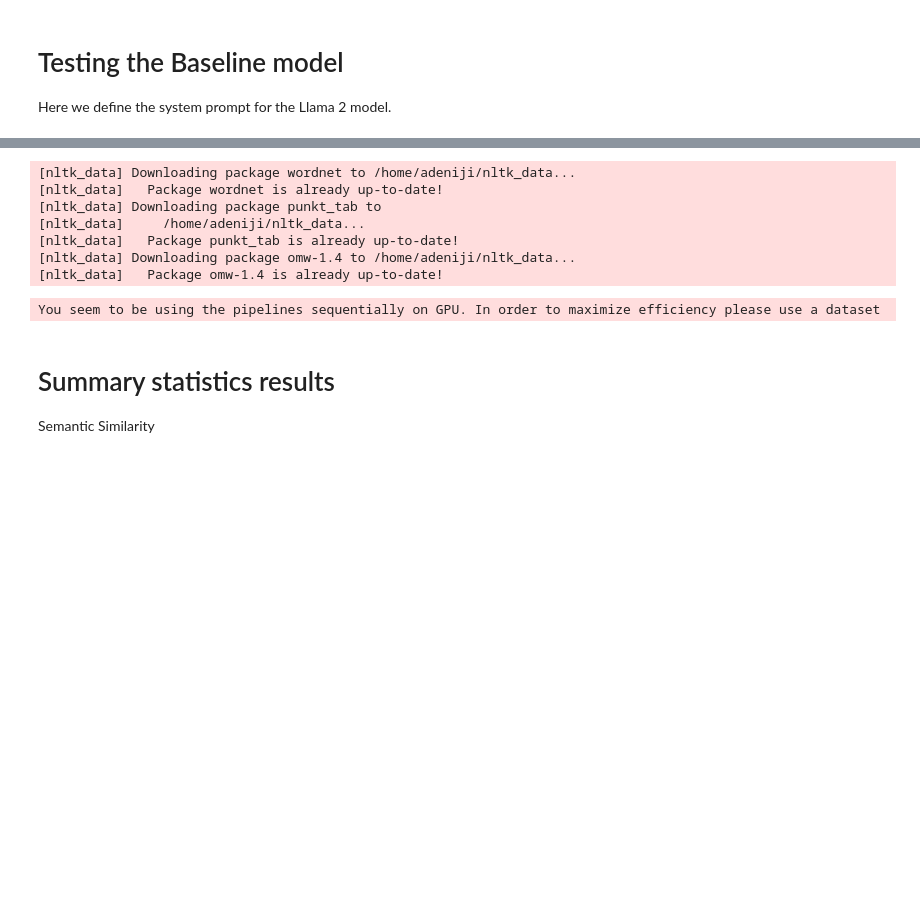
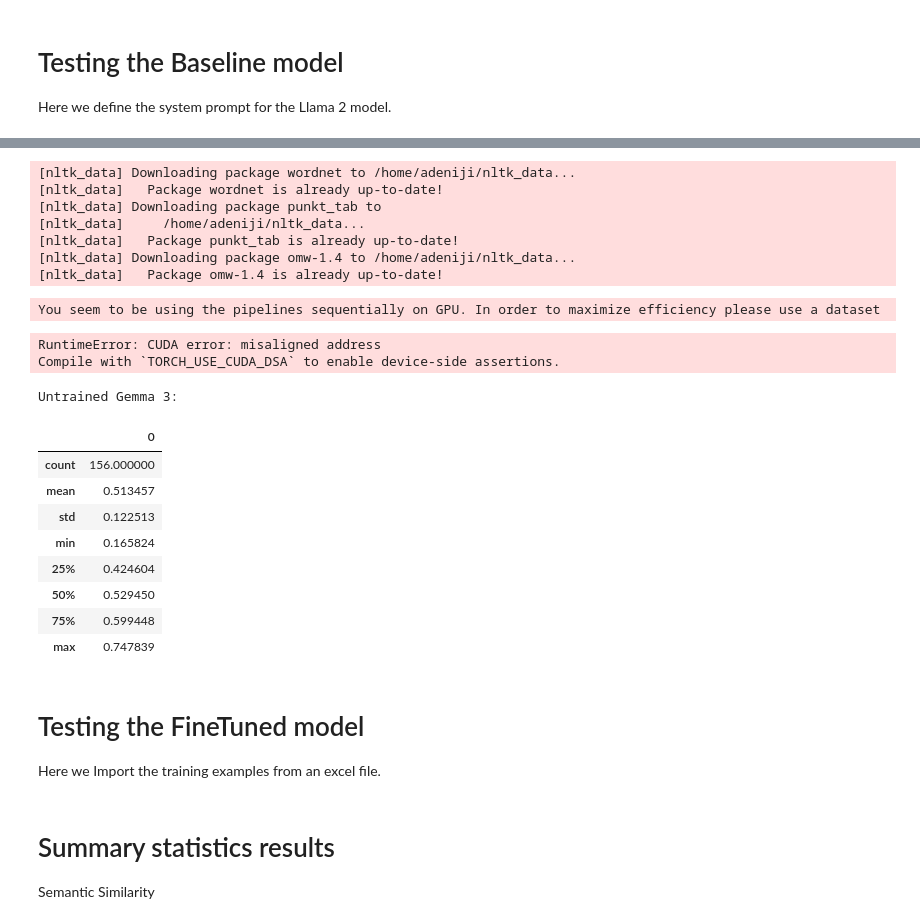
Before and after one commit to jwoods7097/documentation-simplification, a Jupyter notebook: gemma_3_vault_function.ipynb, the cells around one changed output, grey strips where cells are left out. Cells and saved outputs as stored; diff of their text form; code cells hidden in the pictures; blank space fills up the shorter version.

Commit message:
Obtained results for untrained Gemma 3

```diff
--- a/gemma_3_vault_function.ipynb
+++ b/gemma_3_vault_function.ipynb
@@ -56,0 +53,7 @@ Device set to use cpu
+# %%
+pipe_gemma = pipeline(
+    "text2text-generation",
+    model="google/gemma-3-4b-it",
+    torch_dtype=torch.float32,
+    device=torch.device("cuda" if torch.cuda.is_available() else "cpu")
+)
@@ -62,10 +65,14 @@ To support symlinks on Windows, you either need to activate Developer Mode or to
 # %%
-message = [
+"""message = [
     {"role": "system", "content": test_prompt(dataset['test'][0]['language'])},
     {"role": "user", "content": f"Documentation:\n{dataset['test'][0]['original_docstring']}\n\nCode:\n{dataset['test'][0]['original_string']}"}
-]
+]"""
+lan = dataset['test'][0]['language']
+code = dataset['test'][0]['original_string']
+doc = dataset['test'][0]['original_docstring']
 print(f"Original Documentation:\n{dataset['test'][0]['original_docstring']}\n")
 print(f"Code:\n{dataset['test'][0]['original_string']}\n")
-print(pipe(message, pad_token_id=pipe.tokenizer.eos_token_id)[0]['generated_text'][-1]['content'])
+print("***********************Result************************************")
+print(pipe_gemma(test_prompt(lan, doc, code), pad_token_id=pipe_gemma.tokenizer.eos_token_id, max_new_tokens=30)[0]['generated_text'])
 # %% [output]
 Original Documentation:
@@ -89,20 +95,23 @@ KeyboardInterrupt:
 # %%
-llama_semantic_similarities_untrained = []
-llama_metrics_untrained = evaluate.combine(['rouge', 'meteor'])
+gemma_semantic_similarities_untrained = []
+gemma_metrics_untrained = evaluate.combine(['rouge', 'meteor'])
 
 for instance in tqdm(dataset_sample.itertuples()):
-    message = [
-        {"role": "system", "content": test_prompt(instance.language)},
-        {"role": "user", "content": f"Documentation:\n{instance.original_docstring}\n\nCode:\n{instance.original_string}"}
-    ]
+    lan = instance.language
+    code = instance.original_docstring
+    doc = instance.original_string
 
-    result = pipe(message, pad_token_id=pipe_llama.tokenizer.eos_token_id)[0]['generated_text'][-1]['content']
+    message = test_prompt(lan, doc, code)
+
+    result = pipe_gemma(message, pad_token_id=pipe_gemma.tokenizer.eos_token_id, max_new_tokens=30)[0]['generated_text']
+
+    #result = output.replace(message, "")
 
     embedding_original = eval_model.encode(instance.original_docstring, convert_to_tensor=True)
     embedding_predicted = eval_model.encode(result, convert_to_tensor=True)
 
-    llama_semantic_similarities_untrained.append(util.pytorch_cos_sim(embedding_original, embedding_predicted).item())
-    llama_metrics_untrained.add(predictions=result, references=instance.original_docstring)
+    gemma_semantic_similarities_untrained.append(util.pytorch_cos_sim(embedding_original, embedding_predicted).item())
+    gemma_metrics_untrained.add(predictions=result, references=instance.original_docstring)
 # %% [output]
 [nltk_data] Downloading package wordnet to /home/adeniji/nltk_data...
 [nltk_data]   Package wordnet is already up-to-date!
@@ -112,3 +121,5 @@ for instance in tqdm(dataset_sample.itertuples()):
 [nltk_data] Downloading package omw-1.4 to /home/adeniji/nltk_data...
 [nltk_data]   Package omw-1.4 is already up-to-date!
 You seem to be using the pipelines sequentially on GPU. In order to maximize efficiency please use a dataset
+RuntimeError: CUDA error: misaligned address
+Compile with `TORCH_USE_CUDA_DSA` to enable device-side assertions.
@@ -117,0 +126,16 @@ train_df.columns
+# %%
+print("Untrained Gemma 3: \n")
+sims_untrianed = pd.DataFrame(gemma_semantic_similarities_untrained)
+sims_untrianed.to_excel('Semantic_Similarities_Gemma_untrained.xlsx')
+sims_untrianed.describe()
+# %% [output]
+Untrained Gemma 3:
+|  | 0 |
+| count | 156.000000 |
+| mean | 0.513457 |
+| std | 0.122513 |
+| min | 0.165824 |
+| 25% | 0.424604 |
+| 50% | 0.529450 |
+| 75% | 0.599448 |
+| max | 0.747839 |
@@ -117,0 +147,4 @@ train_df.columns
+# %% [markdown]
+# Testing the FineTuned model
+
+Here we Import the training examples from an excel file.
```
Also changed, not shown: parts of 16 cells of this notebook, 3 other files.
